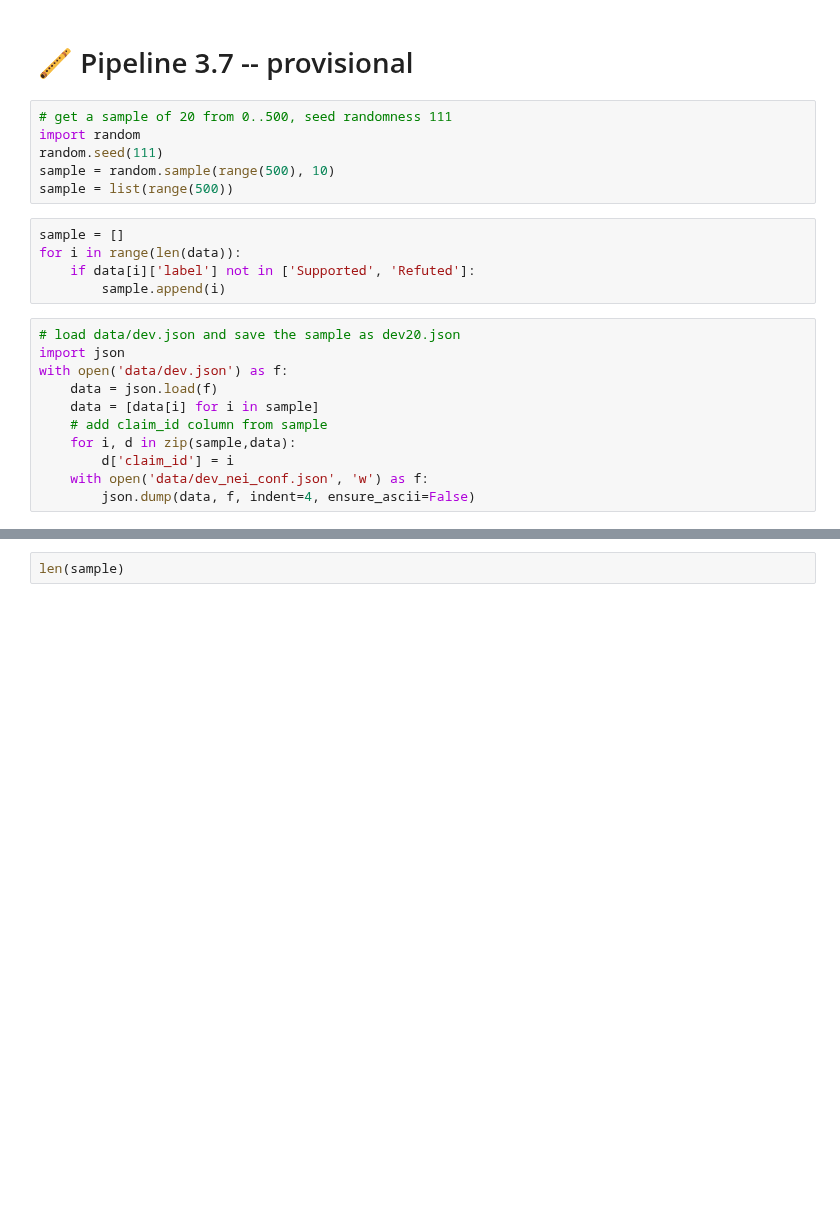
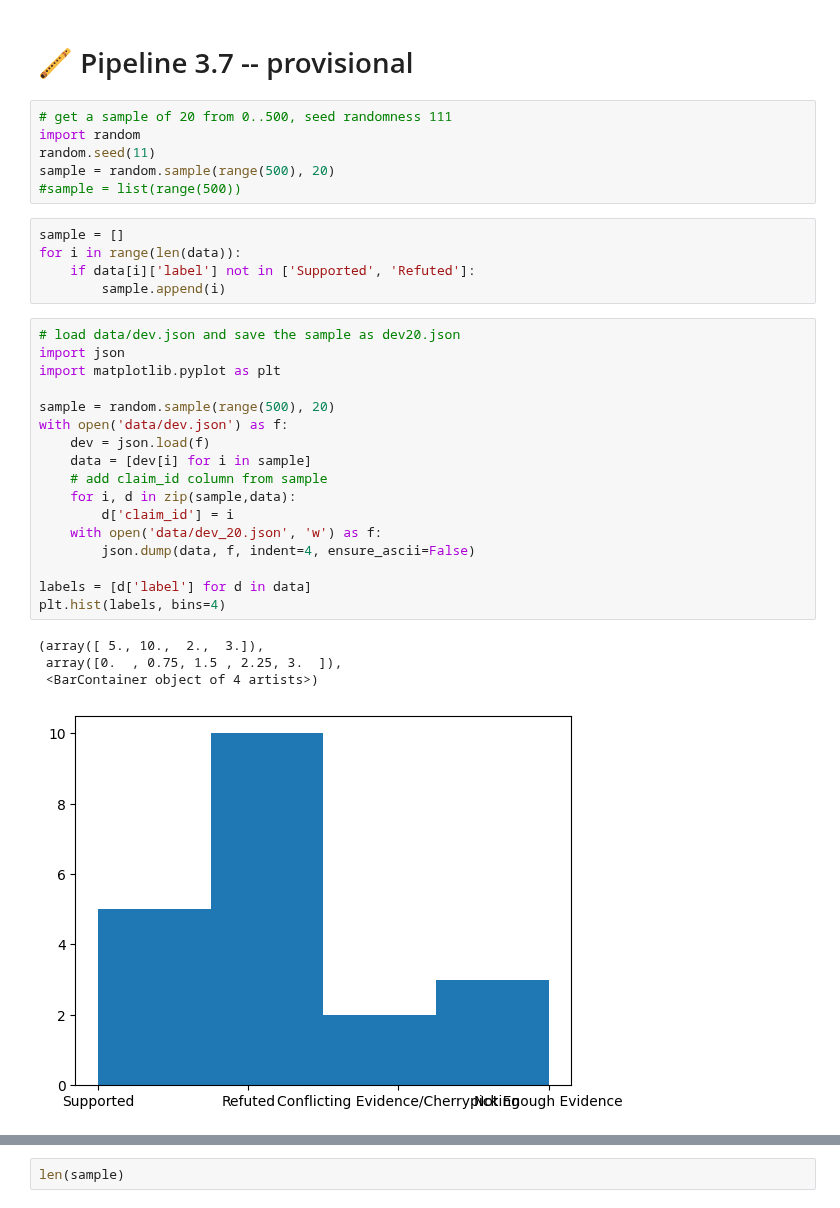
Before and after one commit to aic-factcheck/aic_averitec, a Jupyter notebook: notebooks/dev_sample.ipynb, the cells around one changed output, grey strips where cells are left out. Cells and saved outputs as stored; diff of their text form; blank space fills up the shorter version.

```diff
--- a/notebooks/dev_sample.ipynb
+++ b/notebooks/dev_sample.ipynb
@@ -3,9 +3,9 @@
 # %%
 # get a sample of 20 from 0..500, seed randomness 111
 import random
-random.seed(111)
-sample = random.sample(range(500), 10)
-sample = list(range(500))
+random.seed(11)
+sample = random.sample(range(500), 20)
+#sample = list(range(500))
 # %%
 sample = []
 for i in range(len(data)):
@@ -14,11 +14,22 @@ for i in range(len(data)):
 # %%
 # load data/dev.json and save the sample as dev20.json
 import json
+import matplotlib.pyplot as plt
+
+sample = random.sample(range(500), 20)
 with open('data/dev.json') as f:
-    data = json.load(f)
-    data = [data[i] for i in sample]
+    dev = json.load(f)
+    data = [dev[i] for i in sample]
     # add claim_id column from sample
     for i, d in zip(sample,data):
         d['claim_id'] = i
-    with open('data/dev_nei_conf.json', 'w') as f:
+    with open('data/dev_20.json', 'w') as f:
         json.dump(data, f, indent=4, ensure_ascii=False)
+
+labels = [d['label'] for d in data]
+plt.hist(labels, bins=4)
+# %% [output]
+(array([ 5., 10.,  2.,  3.]),
+ array([0.  , 0.75, 1.5 , 2.25, 3.  ]),
+ <BarContainer object of 4 artists>)
+[figure, added]
```
Also changed, not shown: parts of 13 cells of this notebook, 6 other files.
